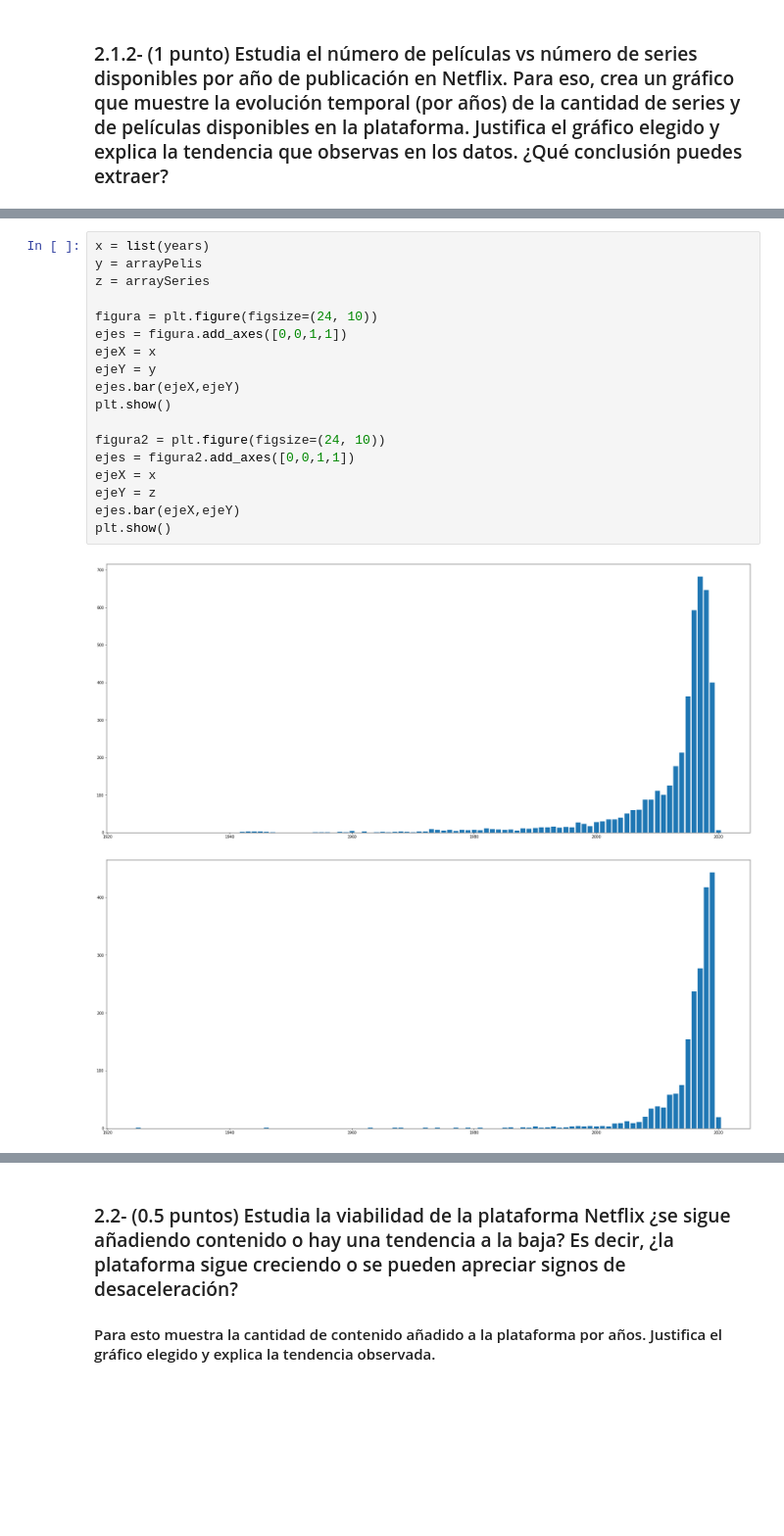
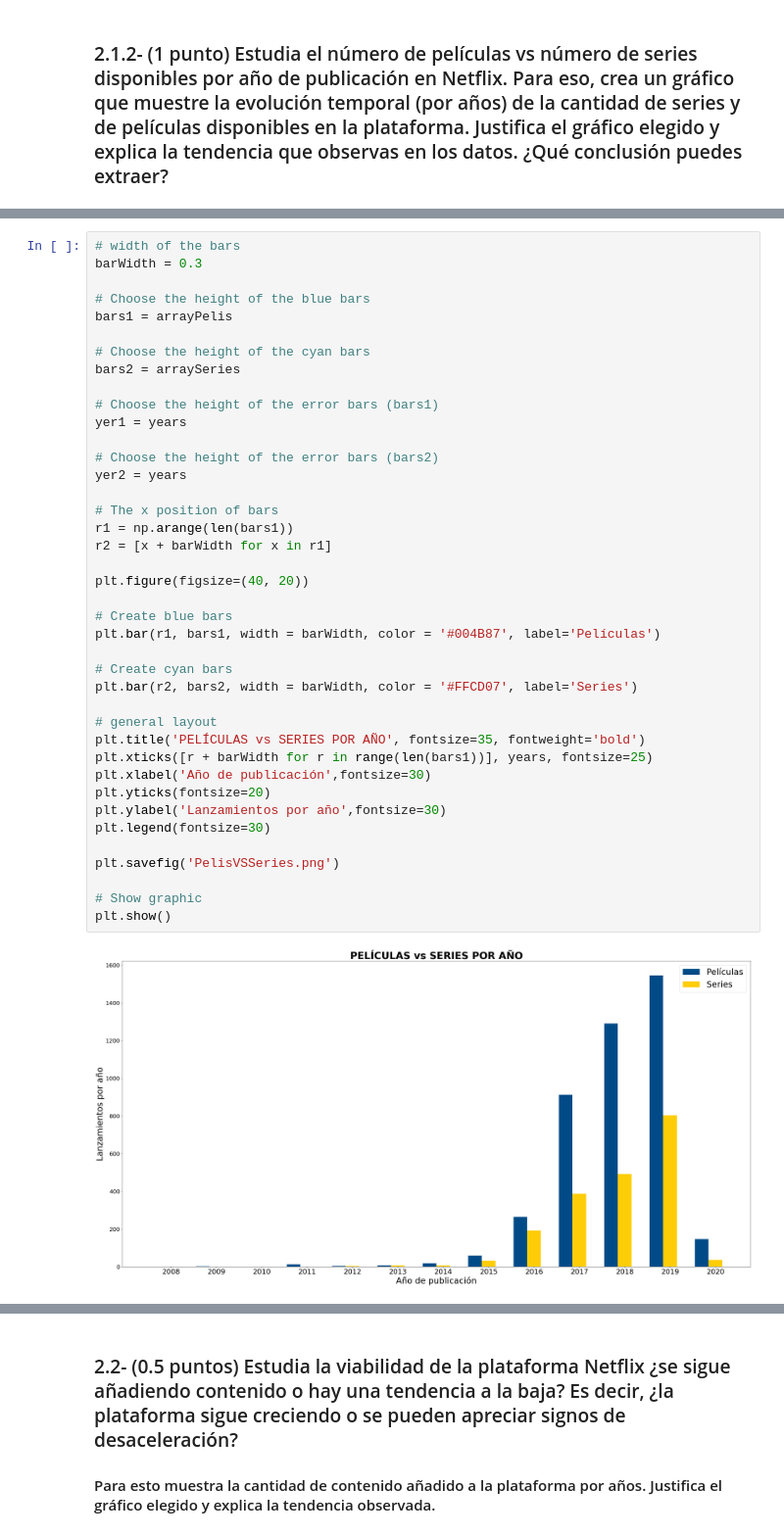
Before and after one commit to Jotivirix/Datamining_UFV, a Jupyter notebook: Lab1/entregable2/Lab1-Entregable2.ipynb, the cells around one changed output, grey strips where cells are left out. Shown at 98% size. Cells and saved outputs as stored; diff of their text form; blank space fills up the shorter version.

```diff
--- a/Lab1/entregable2/Lab1-Entregable2.ipynb
+++ b/Lab1/entregable2/Lab1-Entregable2.ipynb
@@ -133,23 +136,44 @@ En el año 2020 Netflix lanzó 6 peliculas y 19 series
-# %%
-x = list(years)
-y = arrayPelis
-z = arraySeries
-
-figura = plt.figure(figsize=(24, 10))
-ejes = figura.add_axes([0,0,1,1])
-ejeX = x
-ejeY = y
-ejes.bar(ejeX,ejeY)
-plt.show()
-
-figura2 = plt.figure(figsize=(24, 10))
-ejes = figura2.add_axes([0,0,1,1])
-ejeX = x
-ejeY = z
-ejes.bar(ejeX,ejeY)
-plt.show()
-# %% [output]
-[figure, removed]
-[figure, removed]
+# %%
+# width of the bars
+barWidth = 0.3
+
+# Choose the height of the blue bars
+bars1 = arrayPelis
+
+# Choose the height of the cyan bars
+bars2 = arraySeries
+
+# Choose the height of the error bars (bars1)
+yer1 = years
+
+# Choose the height of the error bars (bars2)
+yer2 = years
+
+# The x position of bars
+r1 = np.arange(len(bars1))
+r2 = [x + barWidth for x in r1]
+
+plt.figure(figsize=(40, 20))
+
+# Create blue bars
+plt.bar(r1, bars1, width = barWidth, color = '#004B87', label='Películas')
+
+# Create cyan bars
+plt.bar(r2, bars2, width = barWidth, color = '#FFCD07', label='Series')
+
+# general layout
+plt.title('PELÍCULAS vs SERIES POR AÑO', fontsize=35, fontweight='bold')
+plt.xticks([r + barWidth for r in range(len(bars1))], years, fontsize=25)
+plt.xlabel('Año de publicación',fontsize=30)
+plt.yticks(fontsize=20)
+plt.ylabel('Lanzamientos por año',fontsize=30)
+plt.legend(fontsize=30)
+
+plt.savefig('PelisVSSeries.png')
+
+# Show graphic
+plt.show()
+# %% [output]
+[figure, added]
 # %%
 labels = years
```
Also changed, not shown: parts of 7 cells of this notebook, 1 other file.
